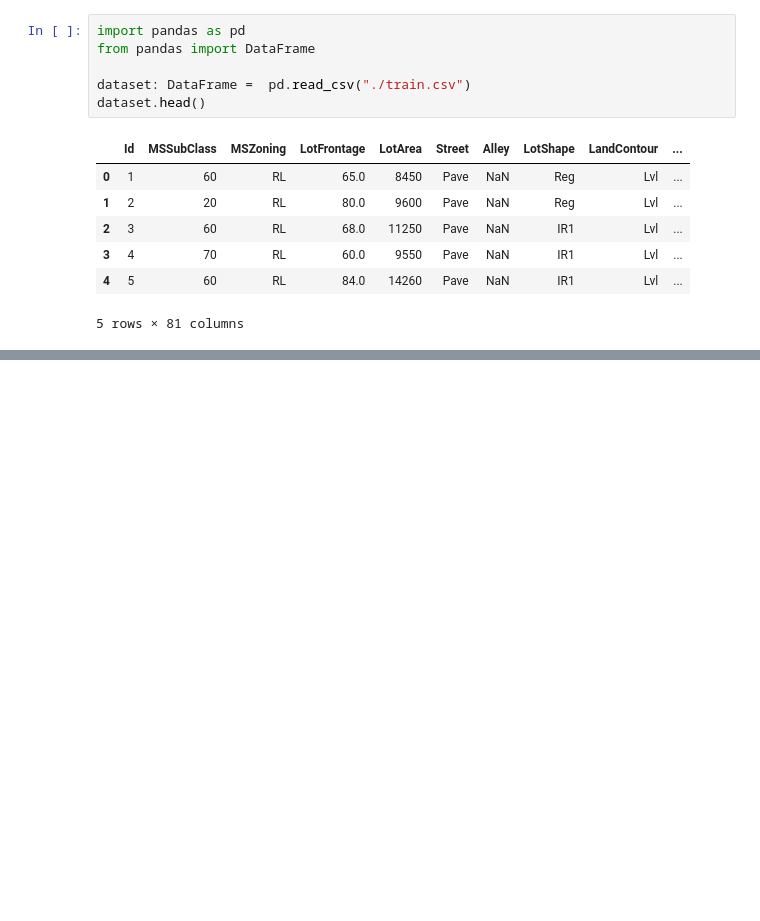
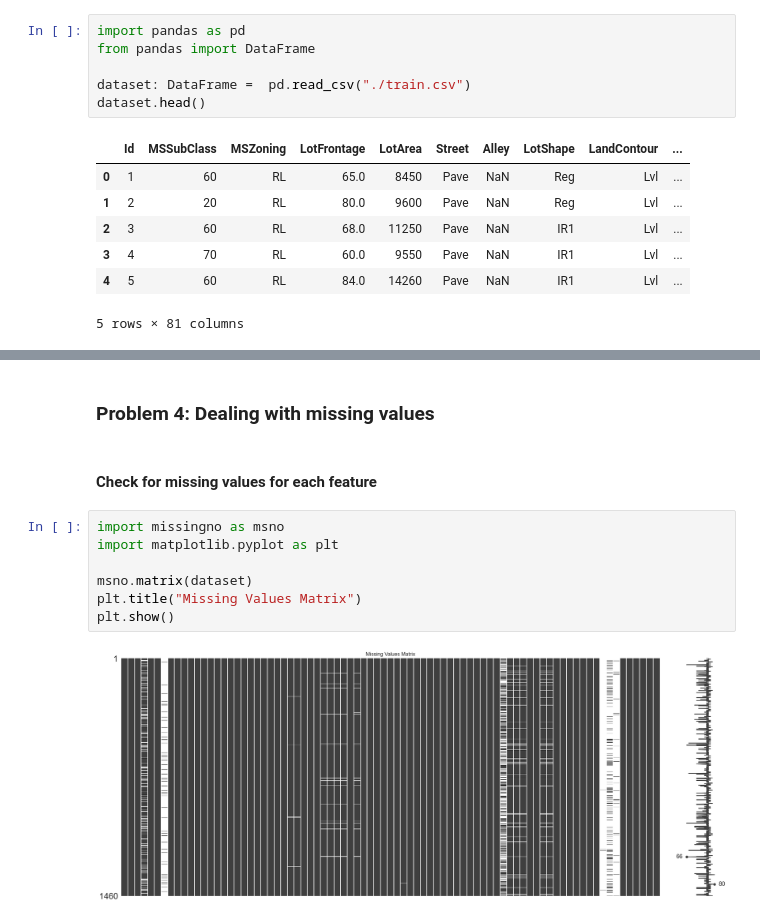
Before and after one commit to David-Jr/divic-ml-course-assignments, a Jupyter notebook: housing-information-analysis/housing-information-analysis.ipynb, the cells around one changed output, grey strips where cells are left out. Drawn from its saved outputs; the diff is of its cells as text; blank space fills up the shorter version.

Commit message:
Finished the 2nd, 3rd and 4th problems

```diff
--- a/housing-information-analysis/housing-information-analysis.ipynb
+++ b/housing-information-analysis/housing-information-analysis.ipynb
@@ -18,0 +108,13 @@ dataset.head()
+# %% [markdown]
+### Problem 4: Dealing with missing values
+# %% [markdown]
+#### Check for missing values for each feature
+# %%
+import missingno as msno
+import matplotlib.pyplot as plt
+
+msno.matrix(dataset)
+plt.title("Missing Values Matrix")
+plt.show()
+# %% [output]
+[figure, added]
```
Also changed, not shown: parts of 15 cells of this notebook.
